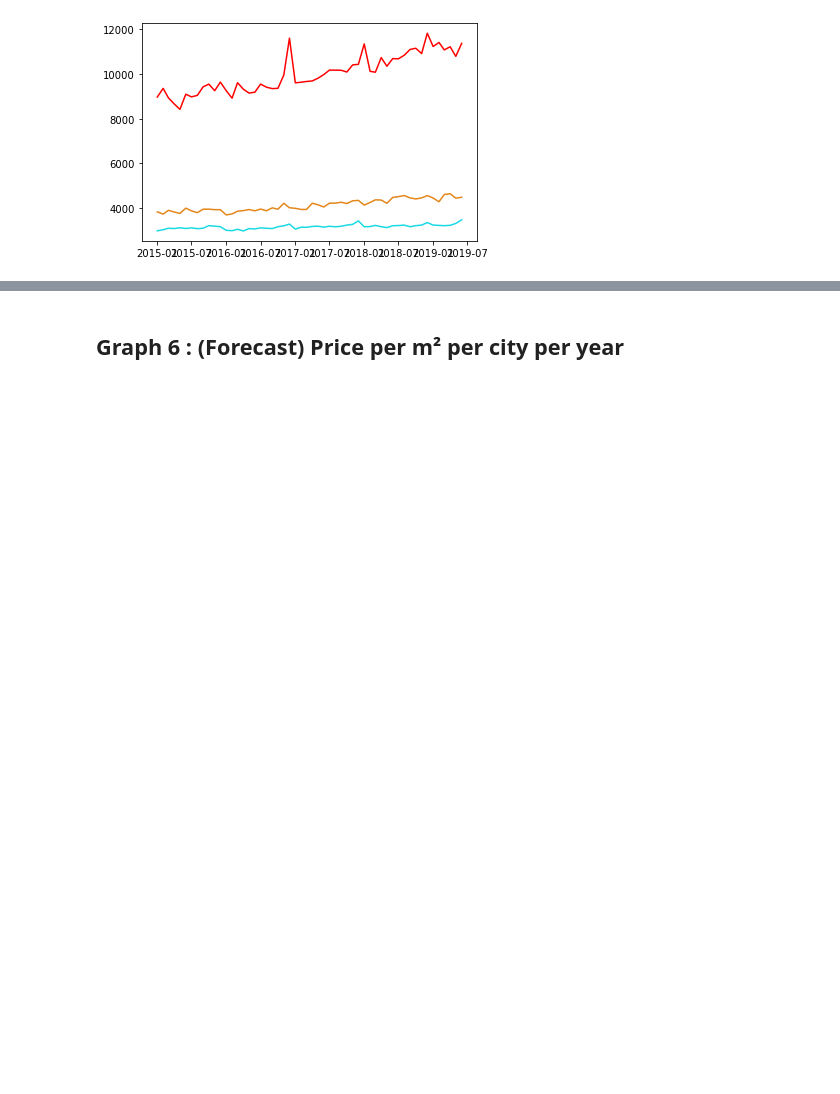
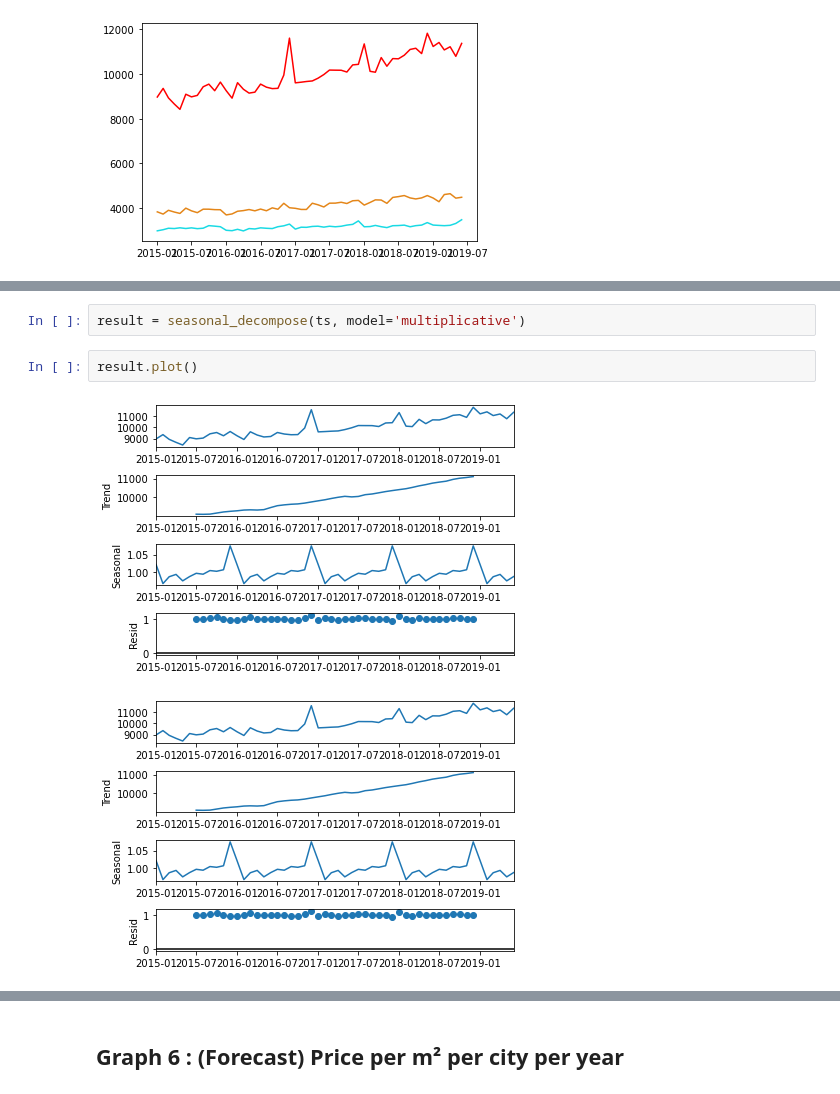
Before and after one commit to 13w13/U2-Big-Data-Tools-for-Business, a Jupyter notebook: 2. Real Estate Market EDA.ipynb, the cells around one changed output, grey strips where cells are left out. Saved outputs shown, nothing was run; the diff lists cells and outputs as text; blank space fills up the shorter version.

```diff
--- a/2. Real Estate Market EDA.ipynb
+++ b/2. Real Estate Market EDA.ipynb
@@ -967,0 +981,7 @@ Time Series Analysis
+# %%
+result = seasonal_decompose(ts, model='multiplicative')
+# %%
+result.plot()
+# %% [output]
+[figure, added]
+[figure, added]
```
Also changed, not shown: parts of 28 cells of this notebook.
